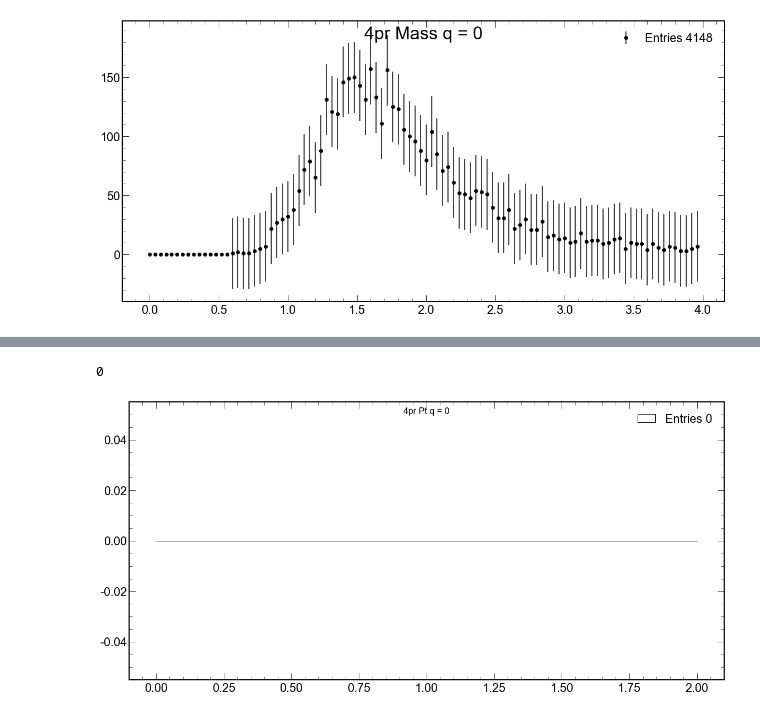
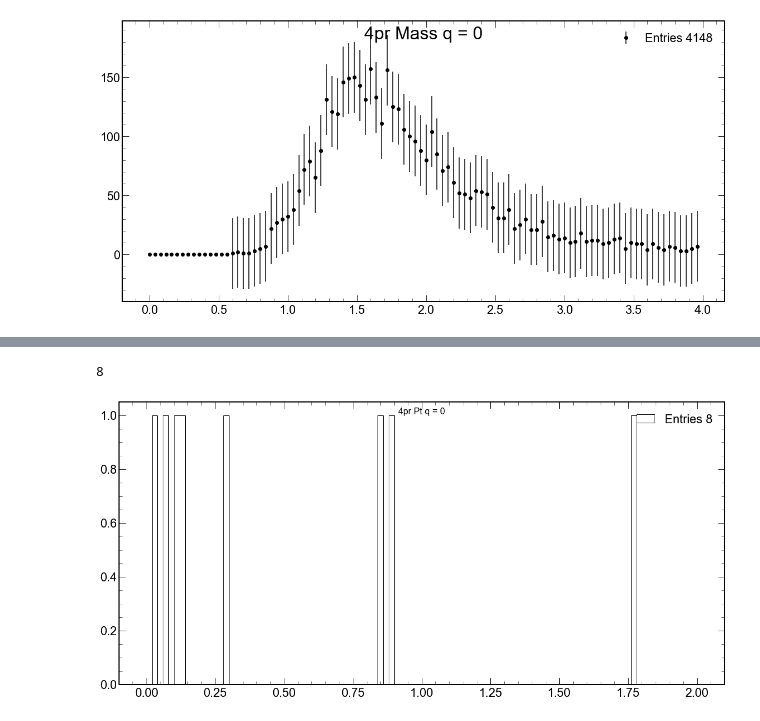
Before and after one commit to bdrum/cern-physics, a Jupyter notebook: notebooks/RhoPrime.ipynb, the cells around one changed output, grey strips where cells are left out. Saved outputs shown, nothing was run; the diff lists cells and outputs as text; code cells hidden in the pictures.

Commit message:
Prepare my own data schema and analysis

```diff
--- a/notebooks/RhoPrime.ipynb
+++ b/notebooks/RhoPrime.ipynb
@@ -142,25 +139,0 @@ ax.legend()
-# %%
-#  if( fAODVZero ) {
-#     for(Int_t iv0=0; iv0<64; iv0++) {
-#       if( fAODVZero->GetBBFlag(iv0) == 1 && iv0 < 32 ) nbbc++;
-#       if( fAODVZero->GetBBFlag(iv0) == 1 && iv0 > 31 ) nbba++;
-#       if( fAODVZero->GetBBFlag(iv0) != 1 && fAODVZero->GetBBFlag(iv0) != 0 ) std::cout<<"ogogo"<<std::endl;
-#     }
-
-#     dV0[0]=nbba;
-#     dV0[1]=nbbc;
-#     dV0[2]=fAODVZero->GetV0ADecision();
-#     dV0[3]=fAODVZero->GetV0CDecision();
-#     dV0[4]=fAODVZero->GetNbPMV0A();
-#     dV0[5]=fAODVZero->GetNbPMV0C();
-
-start = 0
-stop  = -1
-dv0 = events.array("dV0", entrystart=start, entrystop=stop)
-print(dv0.dtype)
-print(dv0.shape)
-
-n = 5
-counts, bins = np.histogram(dv0[:,n],bins=32, range=(0,32))
-plt.style.use(hep.style.ROOT)
-plt.hist(dv0[:,n], bins=bins, log=True, histtype='step', color='black')
@@ -288,29 +181,32 @@ GoodEvents = eventsWithTracksMoreThan200[GoodEvents]
 # %%
-# (tpcref > 0) * (itcref > 0) * ((np.abs(dca0) < 3) + (np.abs(dca1) < 3)) * (tpcncls > 50) * (np.abs(sigmtpcpion) < 3)
-# select = ((data['TrackHasPointOnITSLayer0'] == 1) + (data['TrackHasPointOnITSLayer1'] == 1))
+# * (itcref > 0) * (np.abs(sigmtpcpion) < 3)
+# FIXME: T_ITSRefit makes me empty
+# FIXME: NumberOfSigmaTPCPion empty
+
+select = ((data['T_HasPointOnITSLayer0'] == 1) + (data['T_HasPointOnITSLayer1'] == 1)) * data['T_TPCRefit'] * (data['T_TPCNCls'] > 50) * ((np.abs(data['T_Dca0']) < 3) + (np.abs(data['T_Dca1']) < 3)) # * (np.abs(data['T_NumberOfSigmaTPCPion']) < 3)
 # get only events with 4 tracks
-# GoodEvents = np.argwhere(select.sum()==4)
+GoodEvents = np.argwhere(select.sum()==4)
 # get events that have total zero charge from 4 tracks
-GoodEvents = GoodEvents[np.argwhere(data['TrackQ'][GoodEvents.flatten()].sum()==0).flatten()].flatten()
+GoodEvents = GoodEvents[np.argwhere(data['T_Q'][GoodEvents.flatten()].sum()==0).flatten()].flatten()
 
-pxg = data['TrackPx'][GoodEvents][select[GoodEvents]]
-pyg = data['TrackPy'][GoodEvents][select[GoodEvents]]
-pzg = data['TrackPz'][GoodEvents][select[GoodEvents]]
+pxg = data['T_Px'][GoodEvents][select[GoodEvents]]
+pyg = data['T_Py'][GoodEvents][select[GoodEvents]]
+pzg = data['T_Pz'][GoodEvents][select[GoodEvents]]
 
 pt = np.sqrt(pxg.sum()**2  + pyg.sum()**2)
 counts, bins = np.histogram(pt,bins=100, range=(0,2))
 fig = plt.figure(figsize=(15, 7))
 ax = fig.add_axes([0,0,1,1])
 fig.suptitle('4pr Pt q = 0', fontsize=16)
 plt.style.use(hep.style.ROOT)
 ax.hist(pt, bins=bins, histtype='step', color='black', label=f'Entries {np.sum(counts)}')
 ax.legend()
 print (counts.sum())
 
 # 51 fitted events without limitations on tracks
 # %% [output]
-0
+8
-[figure, old version]
+[figure, new version]
 # %%
 massPion = np.full(pxg.shape[0], 0.140)
 
```
Also changed, not shown: parts of 12 cells of this notebook.
